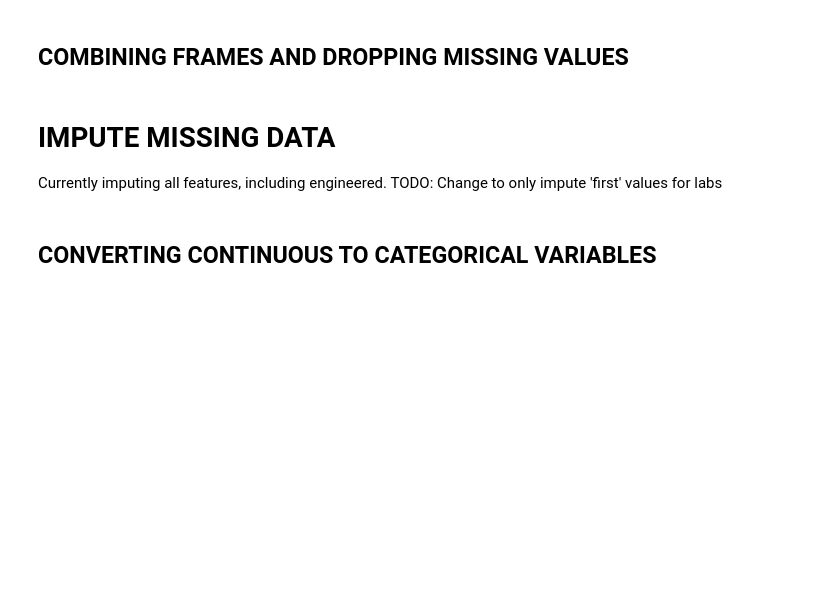
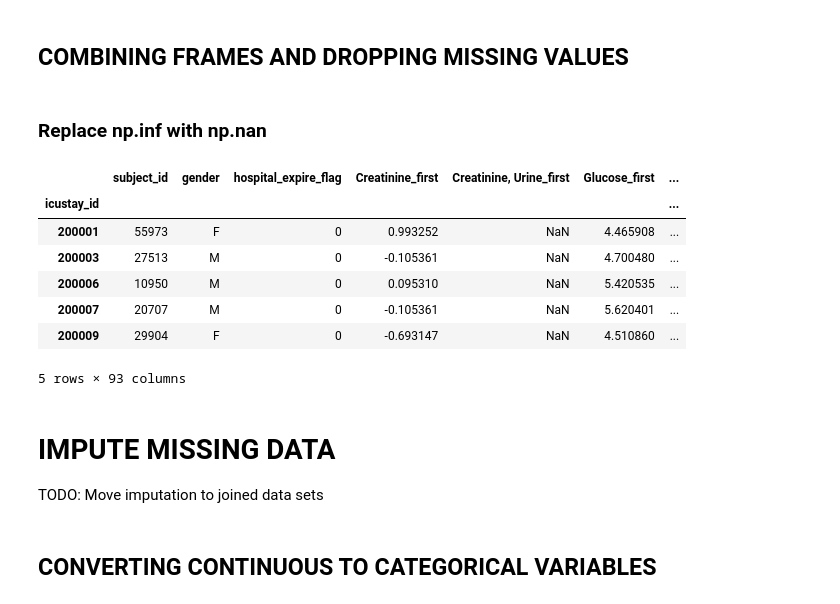
Before and after one commit to RJBeetel3/icu-data-exploration, a Jupyter notebook: icu_mortality_prediction/icu_mortality_prediction/notebooks/LABEVENTS_FIRST24.ipynb, the cells around one changed output. Drawn from its saved outputs; the diff is of its cells as text; code cells hidden in the pictures; blank space fills up the shorter version.

```diff
--- a/icu_mortality_prediction/icu_mortality_prediction/notebooks/LABEVENTS_FIRST24.ipynb
+++ b/icu_mortality_prediction/icu_mortality_prediction/notebooks/LABEVENTS_FIRST24.ipynb
@@ -851,5 +1020,18 @@ print "Complete"
 
 # cont_frames = [pHLacO2Sat_data, CreatGlucHemWBC_data]
 # cat_frames = [AbnFlag_data]
+# %% [markdown]
+### Replace np.inf with np.nan
 # %%
-lab_events_data_df[lab_events_data_df==np.inf].head()
+lab_events_data_df.replace([np.inf, -np.inf], np.nan, inplace = True)
+
+lab_events_data_df.head()
+# %% [output]
+|  | subject_id | gender | hospital_expire_flag | Creatinine_first | Creatinine, Urine_first | Glucose_first | ... |
+| icustay_id |  |  |  |  |  |  | ... |
+| 200001 | 55973 | F | 0 | 0.993252 | NaN | 4.465908 | ... |
+| 200003 | 27513 | M | 0 | -0.105361 | NaN | 4.700480 | ... |
+| 200006 | 10950 | M | 0 | 0.095310 | NaN | 5.420535 | ... |
+| 200007 | 20707 | M | 0 | -0.105361 | NaN | 5.620401 | ... |
+| 200009 | 29904 | F | 0 | -0.693147 | NaN | 4.510860 | ... |
+5 rows × 93 columns
@@ -860,5 +1038,4 @@ lab_events_data_df.head()
-# %% [markdown]
-# IMPUTE MISSING DATA
-Currently imputing all features, including engineered.
-TODO: Change to only impute 'first' values for labs
+# %% [markdown]
+# IMPUTE MISSING DATA
+TODO: Move imputation to joined data sets
 # %%
```
Also changed, not shown: parts of 39 cells of this notebook.
